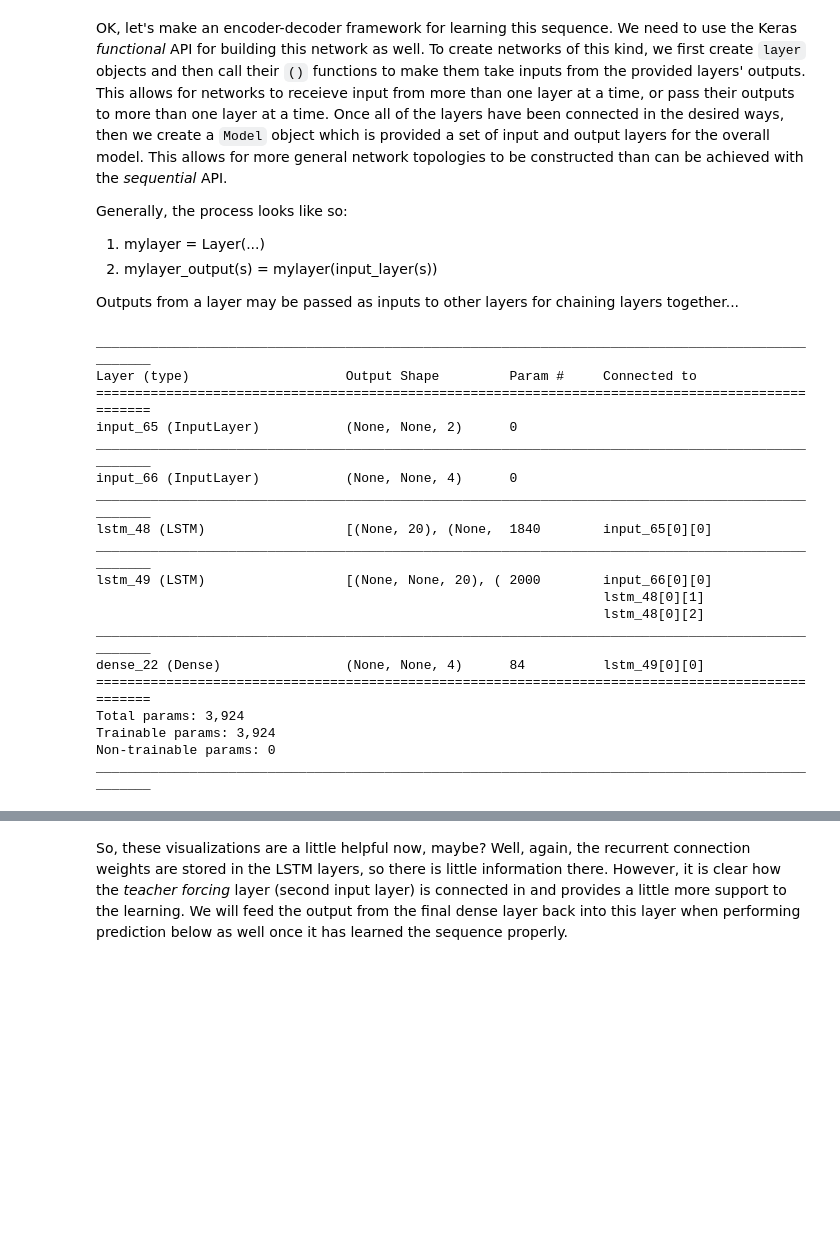
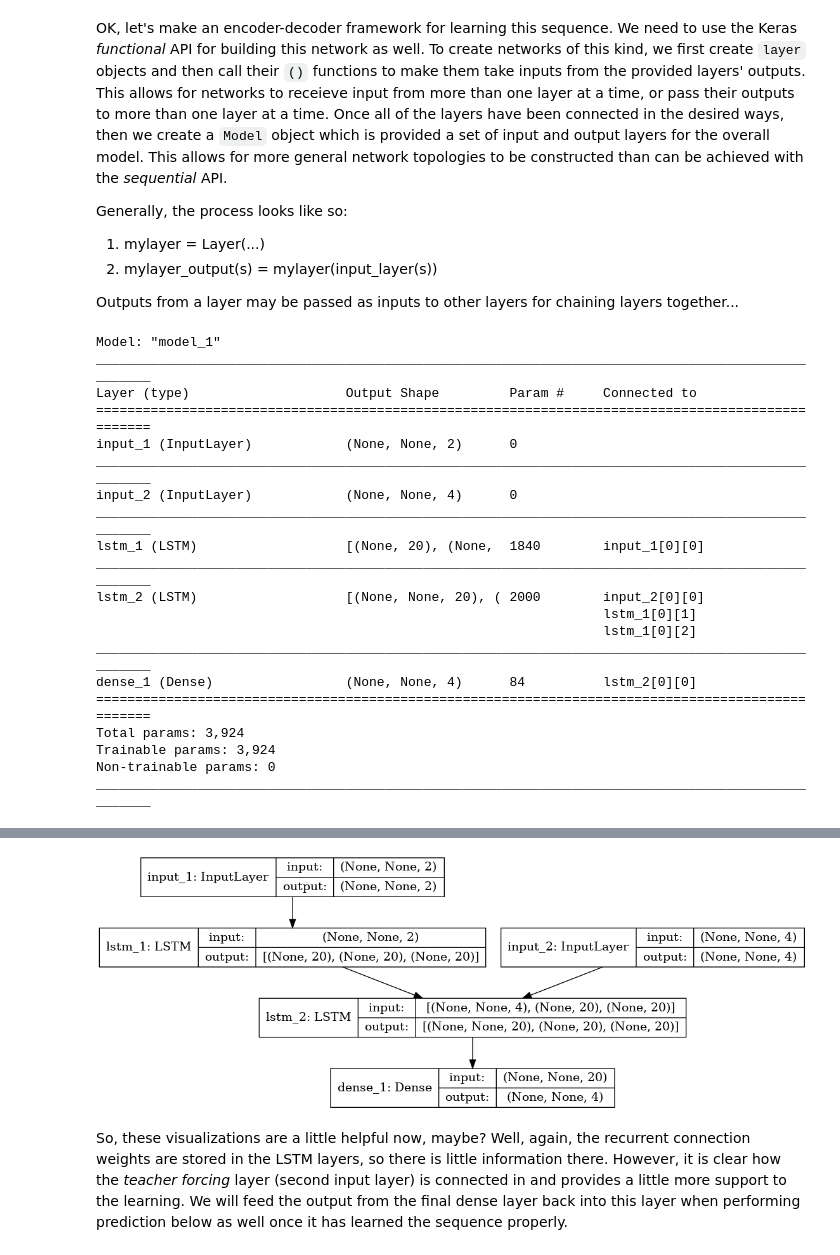
Before and after one commit to CSCI4850/notebook-examples, a Jupyter notebook: Recurrent Neural Networks/Encoder-Decoder.ipynb, the cells around one changed output, grey strips where cells are left out. Cells and saved outputs as stored; diff of their text form; code cells hidden in the pictures; blank space fills up the shorter version.

Commit message:
Updated encoder-decoder model

```diff
--- a/Recurrent Neural Networks/Encoder-Decoder.ipynb
+++ b/Recurrent Neural Networks/Encoder-Decoder.ipynb
@@ -204,24 +217,25 @@ model = keras.Model([encoder_input, decoder_input], decoder_output)
 
 # Compile it...
 model.compile(loss=keras.losses.categorical_crossentropy,
-              optimizer=keras.optimizers.Adam(),
+              optimizer=keras.optimizers.Nadam(),
               metrics=['accuracy'])
 model.summary()
 # %% [output]
+Model: "model_1"
 __________________________________________________________________________________________________
 Layer (type)                    Output Shape         Param #     Connected to
 ==================================================================================================
-input_65 (InputLayer)           (None, None, 2)      0
+input_1 (InputLayer)            (None, None, 2)      0
 __________________________________________________________________________________________________
-input_66 (InputLayer)           (None, None, 4)      0
+input_2 (InputLayer)            (None, None, 4)      0
 __________________________________________________________________________________________________
-lstm_48 (LSTM)                  [(None, 20), (None,  1840        input_65[0][0]
+lstm_1 (LSTM)                   [(None, 20), (None,  1840        input_1[0][0]
 __________________________________________________________________________________________________
-lstm_49 (LSTM)                  [(None, None, 20), ( 2000        input_66[0][0]
-                                                                 lstm_48[0][1]
-                                                                 lstm_48[0][2]
+lstm_2 (LSTM)                   [(None, None, 20), ( 2000        input_2[0][0]
+                                                                 lstm_1[0][1]
+                                                                 lstm_1[0][2]
 __________________________________________________________________________________________________
-dense_22 (Dense)                (None, None, 4)      84          lstm_49[0][0]
+dense_1 (Dense)                 (None, None, 4)      84          lstm_2[0][0]
 ==================================================================================================
 Total params: 3,924
 Trainable params: 3,924
@@ -229,5 +243,5 @@ Non-trainable params: 0
 __________________________________________________________________________________________________
 # %%
 # Visualization - wish we could see the recurrent weights!
-SVG(model_to_dot(model).create(prog='dot', format='svg'))
+plot_model(model,to_file='combined-encdec.png',show_shapes=True,expand_nested=True)
 # %% [output]
@@ -235,3 +248,4 @@ SVG(model_to_dot(model).create(prog='dot', format='svg'))
+[figure, added]
 # %% [markdown]
 So, these visualizations are a little helpful now, maybe? Well, again, the recurrent connection weights are stored in the LSTM layers, so there is little information there. However, it is clear how the *teacher forcing* layer (second input layer) is connected in and provides a little more support to the learning. We will feed the output from the final dense layer back into this layer when performing prediction below as well once it has learned the sequence properly.
 # %%
```
Also changed, not shown: parts of 21 cells of this notebook, 1 other file.
